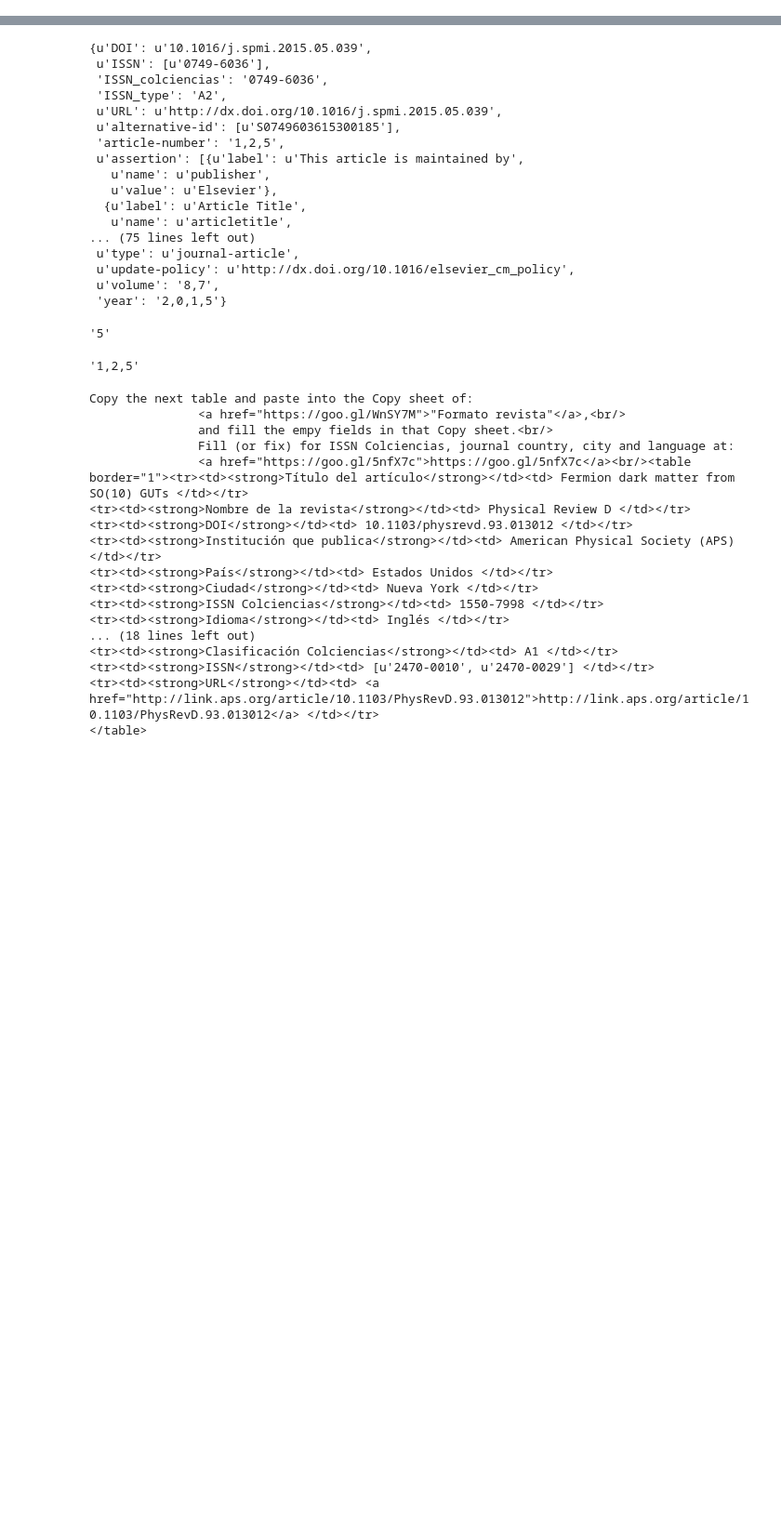
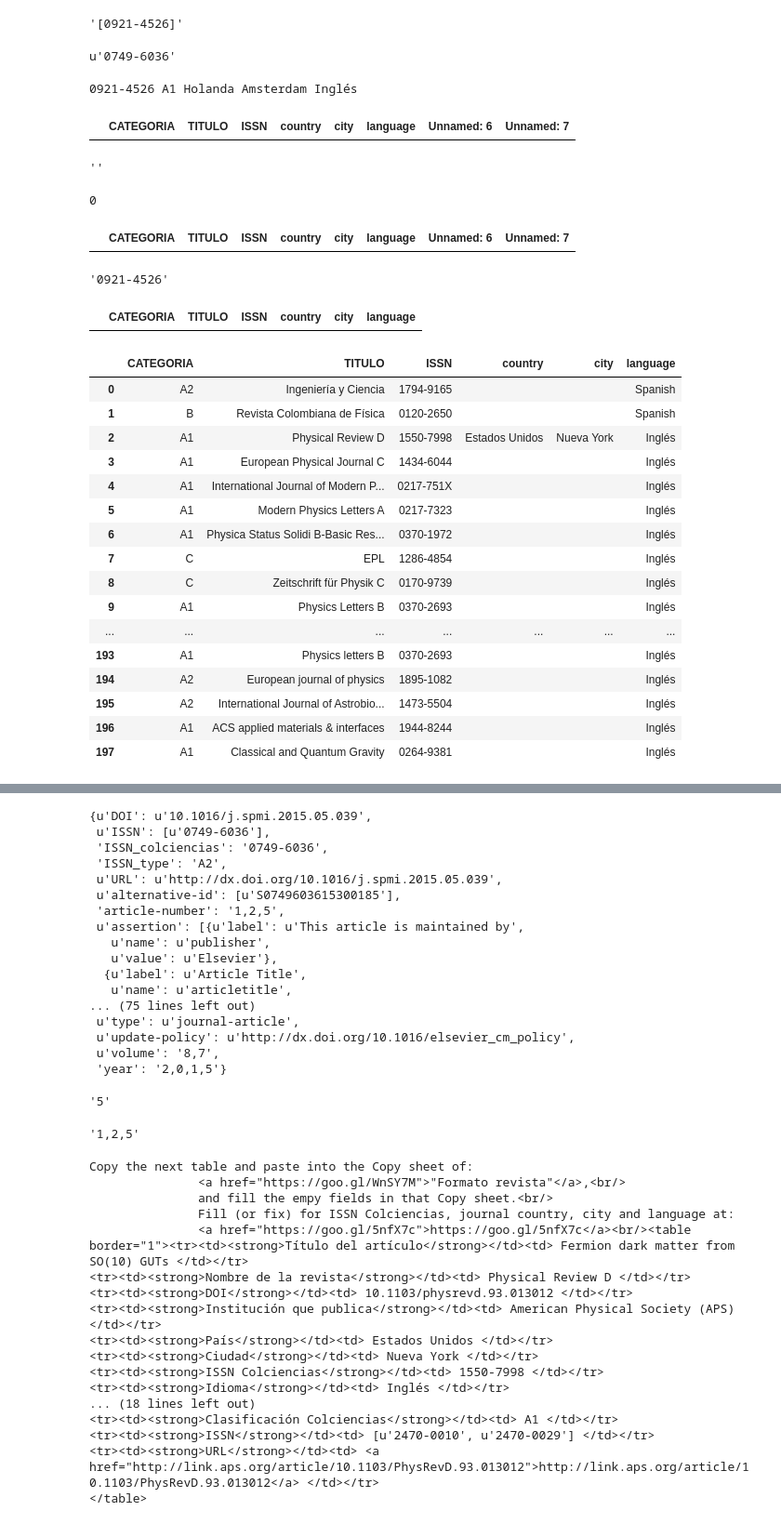
Before and after one commit to restrepo/webpy, a Jupyter notebook: revista.ipynb, the cells around one changed output, grey strips where cells are left out. Shown at 93% size. Saved outputs shown, nothing was run; the diff lists cells and outputs as text; code cells hidden in the pictures; blank space fills up the shorter version.

Commit message:
Load full publindex when necessary

```diff
--- a/revista.ipynb
+++ b/revista.ipynb
@@ -27,0 +263,8 @@ Copy the next table and paste into the Copy sheet of:
+# %%
+art.ISSN
+# %% [output]
+'[0921-4526]'
+# %%
+art.ISSN_colciencias
+# %% [output]
+u'0749-6036'
@@ -27,0 +275,20 @@ Copy the next table and paste into the Copy sheet of:
+# %%
+print art.ISSN_colciencias,art.ISSN_type,art.country,art.city,art.language
+# %% [output]
+0921-4526 A1 Holanda Amsterdam Inglés
+# %%
+publindex[publindex.TITULO==art['ISSN_0']]
+# %% [output]
+|  | CATEGORIA | TITULO | ISSN | country | city | language | Unnamed: 6 | Unnamed: 7 |
+# %%
+key
+# %% [output]
+''
+# %%
+len(art['ISSN_colciencias'])
+# %% [output]
+0
+# %%
+art.ISSN_colciencias
+# %% [output]
+|  | CATEGORIA | TITULO | ISSN | country | city | language | Unnamed: 6 | Unnamed: 7 |
@@ -28,3 +297,31 @@ Copy the next table and paste into the Copy sheet of:
+# %%
+        publindex=read_google_cvs(gss_key='1sAN9w7QYxmONArmhfWMOFoebmGKf1qnkKdHy4OAsjD0',gss_query='select+*')
+# %% [output]
+'0921-4526'
+# %%
+publindex[publindex.TITULO==art['container-title']]
+# %% [output]
+|  | CATEGORIA | TITULO | ISSN | country | city | language |
+# %%
+publindex
+# %% [output]
+|  | CATEGORIA | TITULO | ISSN | country | city | language |
+| 0 | A2 | Ingeniería y Ciencia | 1794-9165 |  |  | Spanish |
+| 1 | B | Revista Colombiana de Física | 0120-2650 |  |  | Spanish |
+| 2 | A1 | Physical Review D | 1550-7998 | Estados Unidos | Nueva York | Inglés |
+| 3 | A1 | European Physical Journal C | 1434-6044 |  |  | Inglés |
+| 4 | A1 | International Journal of Modern P... | 0217-751X |  |  | Inglés |
+| 5 | A1 | Modern Physics Letters A | 0217-7323 |  |  | Inglés |
+| 6 | A1 | Physica Status Solidi B-Basic Res... | 0370-1972 |  |  | Inglés |
+| 7 | C | EPL | 1286-4854 |  |  | Inglés |
+| 8 | C | Zeitschrift für Physik C | 0170-9739 |  |  | Inglés |
+| 9 | A1 | Physics Letters B | 0370-2693 |  |  | Inglés |
+| ... | ... | ... | ... | ... | ... | ... |
+| 193 | A1 | Physics letters B | 0370-2693 |  |  | Inglés |
+| 194 | A2 | European journal of physics | 1895-1082 |  |  | Inglés |
+| 195 | A2 | International Journal of Astrobio... | 1473-5504 |  |  | Inglés |
+| 196 | A1 | ACS applied materials & interfaces | 1944-8244 |  |  | Inglés |
+| 197 | A1 | Classical and Quantum Gravity | 0264-9381 |  |  | Inglés |
 # %%
 print ro['udea_xml']
 # %% [output]
```
Also changed, not shown: parts of 24 cells of this notebook, 3 other files.
